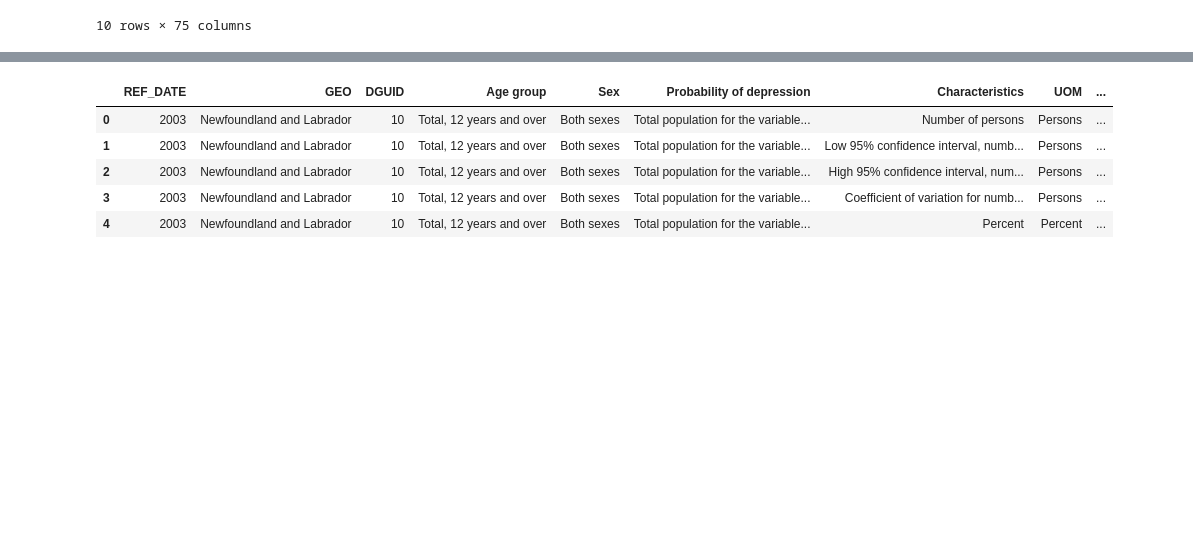
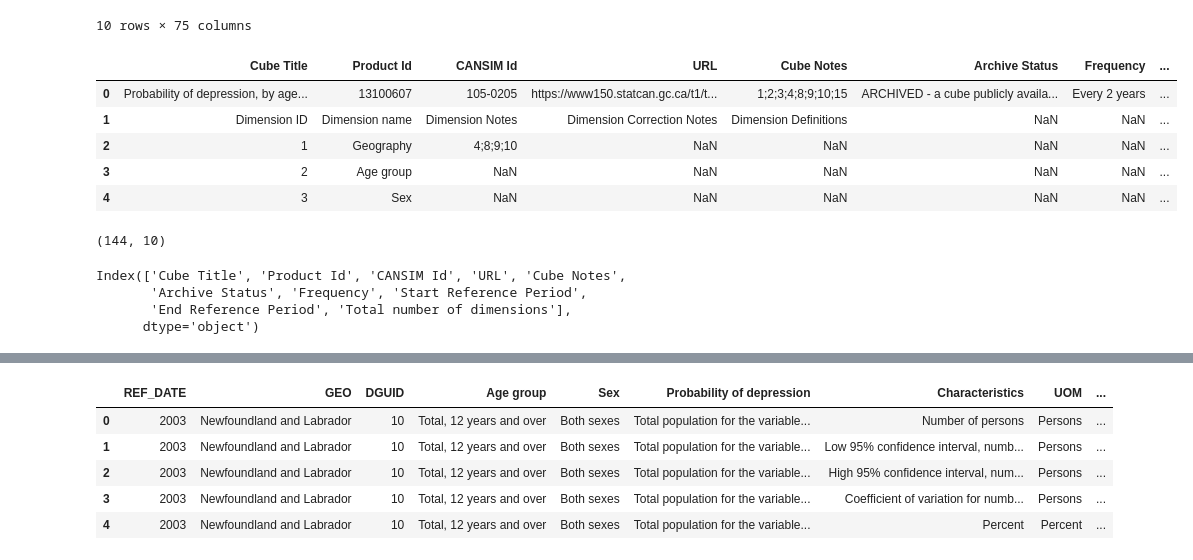
Before and after one commit to VGandhi27/Depression-Detection, a Jupyter notebook: Untitled.ipynb, the cells around one changed output, grey strips where cells are left out. Drawn from its saved outputs; the diff is of its cells as text; code cells hidden in the pictures; blank space fills up the shorter version.

```diff
--- a/Untitled.ipynb
+++ b/Untitled.ipynb
@@ -88,3 +94,25 @@ df_test.head(10)
 | 8 | 1421 | 279 | 29-Nov-61 | 1 | 23 | 1 | 2 | 4 | 9 | 0 | ... |
 | 9 | 977 | 96 | 26-Nov-61 | 1 | 22 | 1 | 2 | 4 | 7 | 0 | ... |
 10 rows × 75 columns
+# %%
+df_meta=pd.read_csv('13100607_MetaData.csv')
+# %%
+df_meta.head()
+# %% [output]
+|  | Cube Title | Product Id | CANSIM Id | URL | Cube Notes | Archive Status | Frequency | ... |
+| 0 | Probability of depression, by age... | 13100607 | 105-0205 | https://www150.statcan.gc.ca/t1/t... | 1;2;3;4;8;9;10;15 | ARCHIVED - a cube publicly availa... | Every 2 years | ... |
+| 1 | Dimension ID | Dimension name | Dimension Notes | Dimension Correction Notes | Dimension Definitions | NaN | NaN | ... |
+| 2 | 1 | Geography | 4;8;9;10 | NaN | NaN | NaN | NaN | ... |
+| 3 | 2 | Age group | NaN | NaN | NaN | NaN | NaN | ... |
+| 4 | 3 | Sex | NaN | NaN | NaN | NaN | NaN | ... |
+# %%
+df_meta.shape
+# %% [output]
+(144, 10)
+# %%
+df_meta.keys()
+# %% [output]
+Index(['Cube Title', 'Product Id', 'CANSIM Id', 'URL', 'Cube Notes',
+       'Archive Status', 'Frequency', 'Start Reference Period',
+       'End Reference Period', 'Total number of dimensions'],
+      dtype='object')
```
Also changed, not shown: parts of 4 cells of this notebook.
